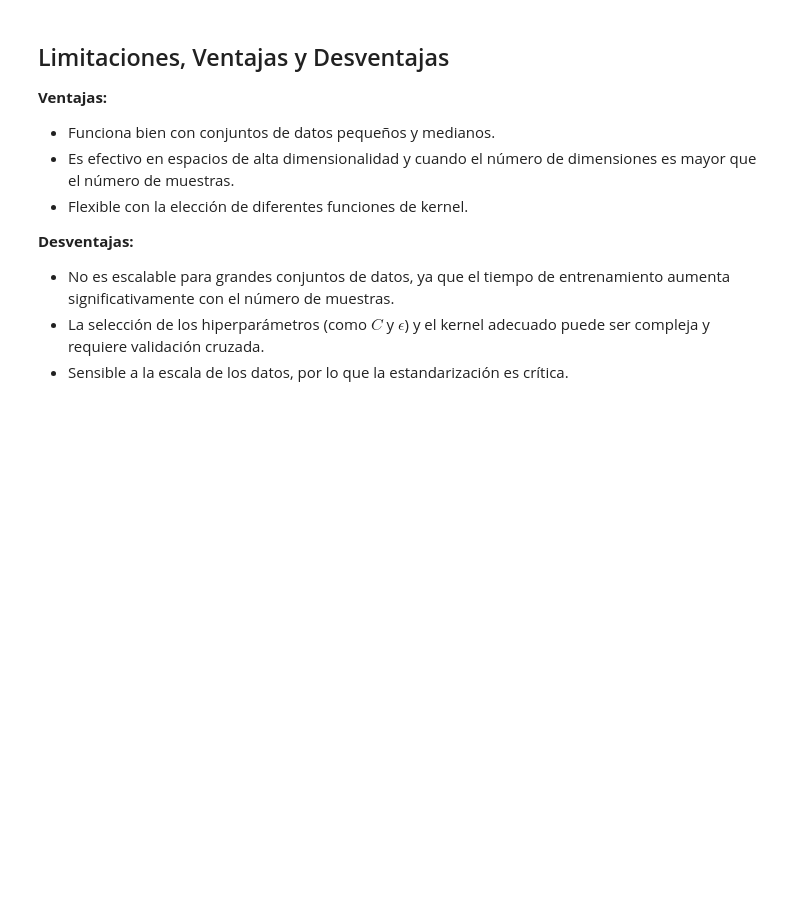
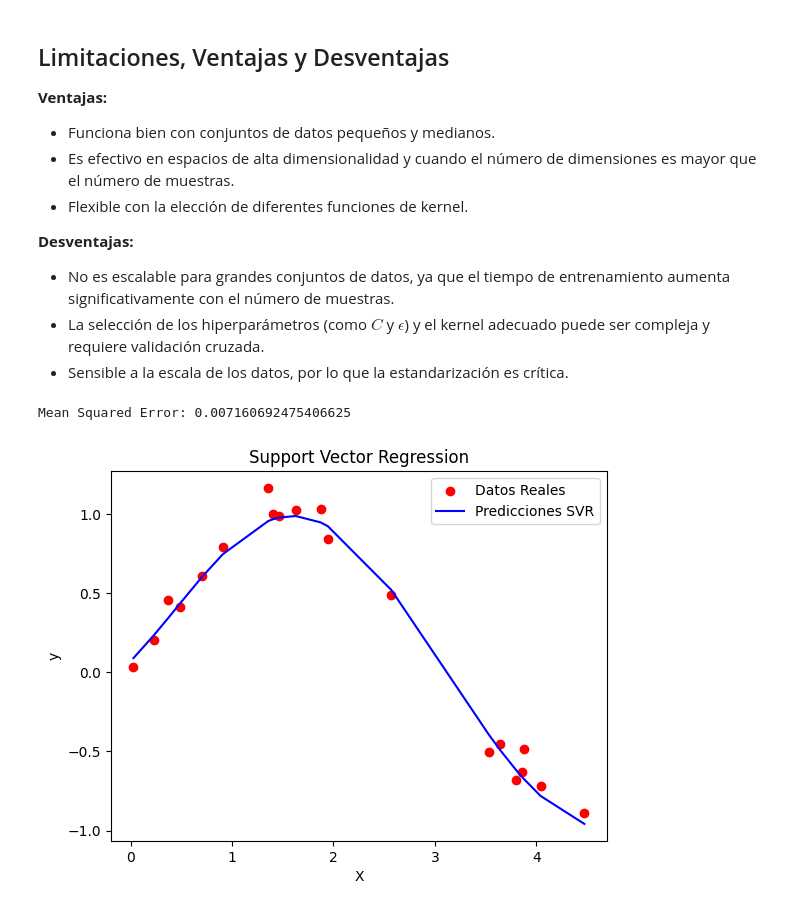
Before and after one commit to SpiderCoop/ML_-_AI_Guide, a Jupyter notebook: Modelos de regresion/Support_Vector_Regression.ipynb, the cells around one changed output. Cells and saved outputs as stored; diff of their text form; code cells hidden in the pictures; blank space fills up the shorter version.

Commit message:
Correccion en visualizacion del ejemplo

```diff
--- a/Modelos de regresion/Support_Vector_Regression.ipynb
+++ b/Modelos de regresion/Support_Vector_Regression.ipynb
@@ -78,32 +78,40 @@ y = np.sin(X).ravel() + np.random.normal(0, 0.1, X.shape[0])
 X_train, X_test, y_train, y_test = train_test_split(X, y, test_size=0.2, random_state=42)
 
 # Escalado de los datos
 scaler_X = StandardScaler()
 scaler_y = StandardScaler()
 
 X_train_scaled = scaler_X.fit_transform(X_train)
 X_test_scaled = scaler_X.transform(X_test)
 y_train_scaled = scaler_y.fit_transform(y_train.reshape(-1, 1)).ravel()
 
 # Definir el modelo SVR
 svr = SVR(kernel='rbf', C=1.0, epsilon=0.1)
 
 # Entrenamiento del modelo
 svr.fit(X_train_scaled, y_train_scaled)
 
 # Predicciones
 y_pred_scaled = svr.predict(X_test_scaled)
-y_pred = scaler_y.inverse_transform(y_pred_scaled)
+y_pred = scaler_y.inverse_transform(y_pred_scaled.reshape(-1, 1)).ravel()
+
+# Ordenar los datos para una mejor visualización
+sorted_indices = np.argsort(X_test.ravel())
+X_test_sorted = X_test[sorted_indices]
+y_pred_sorted = y_pred[sorted_indices]
 
 # Evaluación del modelo
 mse = mean_squared_error(y_test, y_pred)
 print(f"Mean Squared Error: {mse}")
 
 # Visualización de los resultados
 plt.scatter(X_test, y_test, color='red', label='Datos Reales')
-plt.plot(X_test, y_pred, color='blue', label='Predicciones SVR')
+plt.plot(X_test_sorted, y_pred_sorted, color='blue', label='Predicciones SVR')
 plt.xlabel('X')
 plt.ylabel('y')
 plt.title('Support Vector Regression')
 plt.legend()
 plt.show()
+# %% [output]
+Mean Squared Error: 0.007160692475406625
+[figure, added]
```
Also changed, not shown: parts of 1 cell of this notebook.
